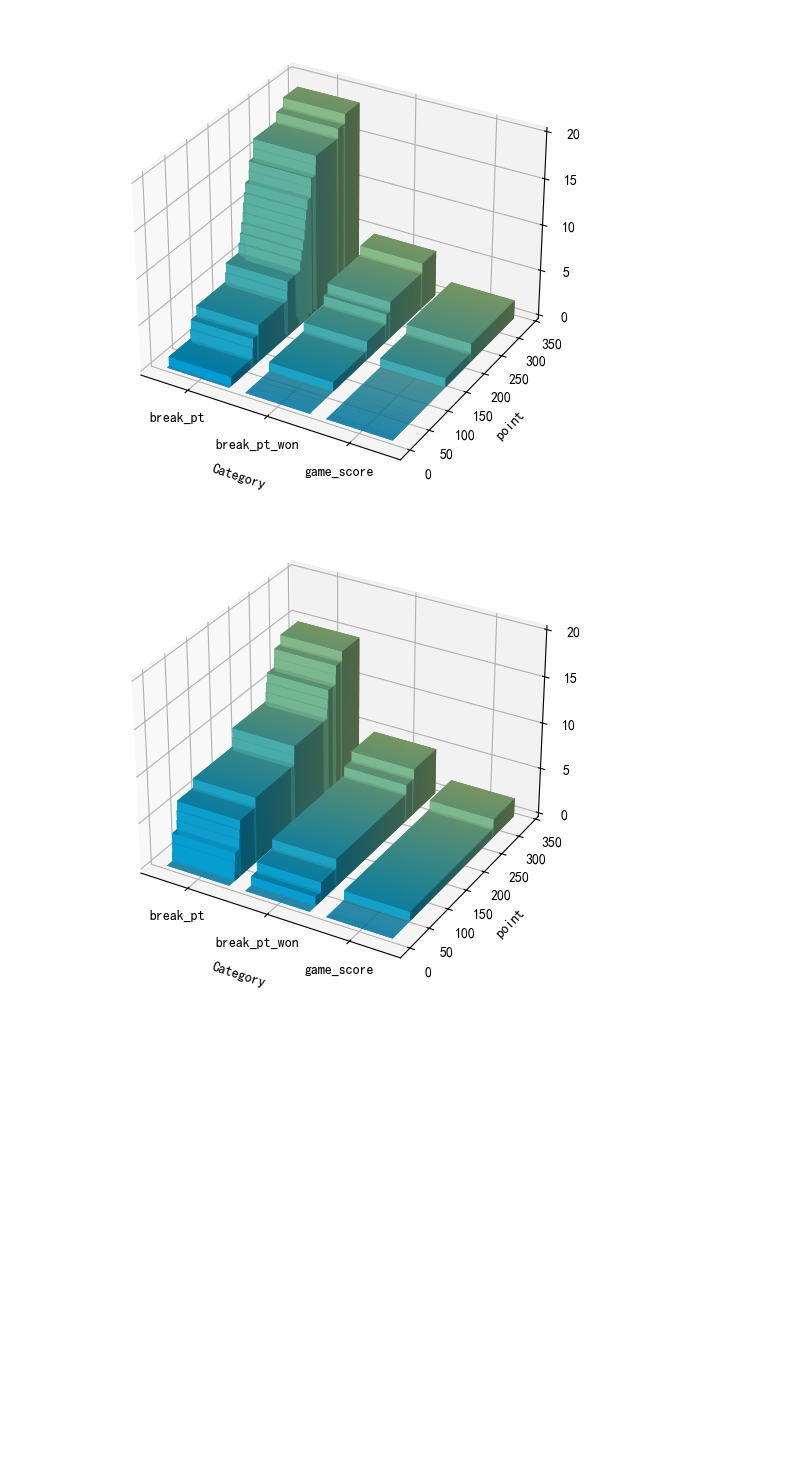
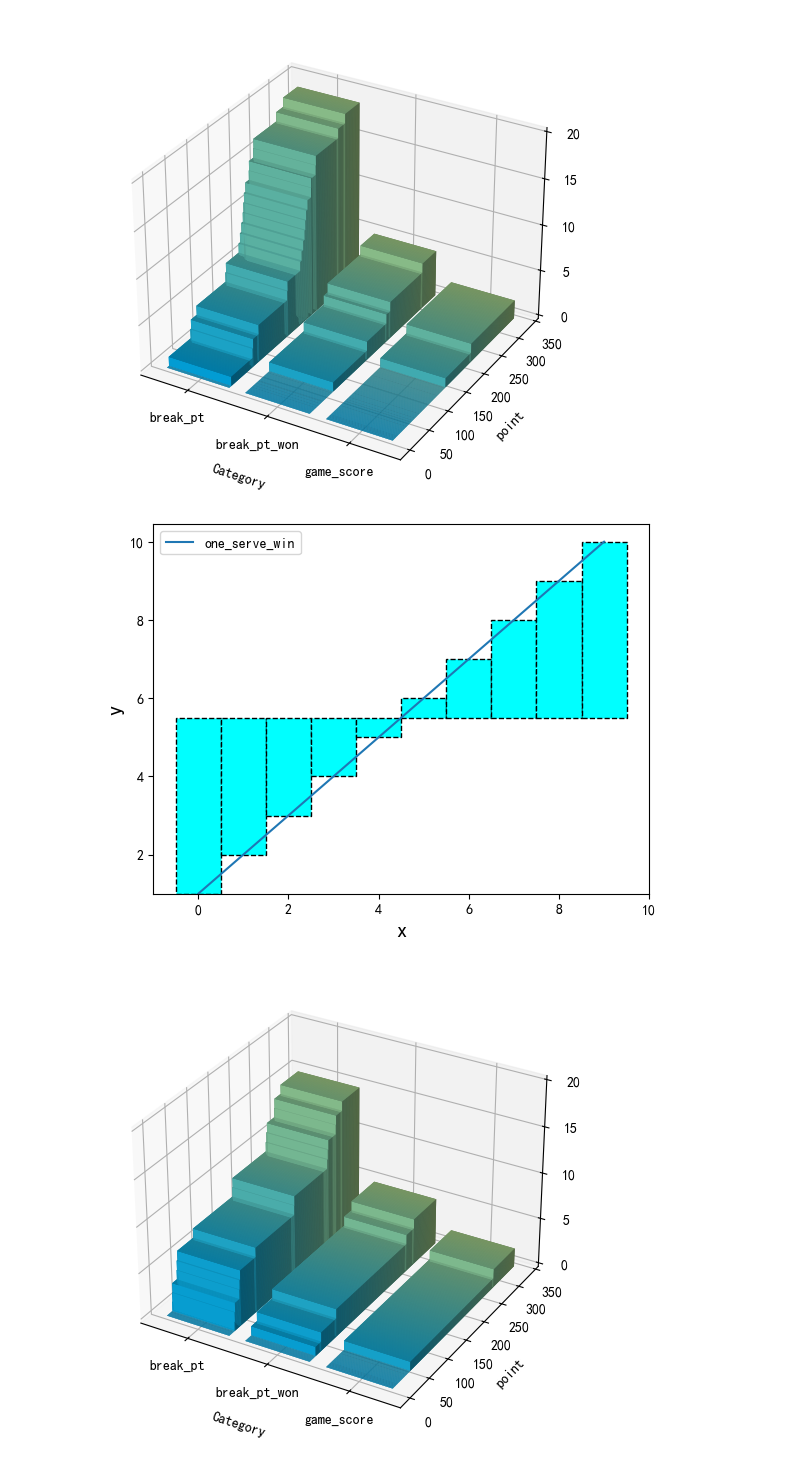
Before and after one commit to junqi1121/MCM-ICM, a Jupyter notebook: test (2).ipynb, the cells around one changed output. Saved outputs shown, nothing was run; the diff lists cells and outputs as text; code cells hidden in the pictures; blank space fills up the shorter version.

```diff
--- a/test (2).ipynb
+++ b/test (2).ipynb
@@ -736,6 +736,32 @@ ax.set_zlabel('Height')
 plt.show()
 # %% [output]
 [figure]
+# %%
+import matplotlib.pyplot as plt
+
+x = np.arange(10)
+y = np.arange(1, 11)
+mean = 5.5
+
+fig = plt.figure()
+ax = fig.add_subplot()
+
+ax.plot(x, y, label = 'one_serve_win')
+for i in range(len(x)):
+    bottom = mean if mean < y[i] else y[i]
+    height = abs(mean - y[i])
+    ax.bar(i, bottom = bottom, height = height, ls="--", align = "center", ec="black", fc="#00FFFF", alpha = 1, width = 1)
+# ax.plot(x, y2, label = 'one_serve_back')
+# ax.plot(x, y3, label = 'one_serve_success')
+# ax.plot(x, y4, label = 'two_serve_win')
+# ax.plot(x, y5, label = 'two_serve_back')
+# ax.plot(x, y6, label = 'double_fault')
+ax.set_xlabel('x', fontsize=15)
+ax.set_ylabel('y', fontsize=15)
+ax.legend()
+plt.show()
+# %% [output]
+[figure, added]
 # %%
 import matplotlib.pyplot as plt
 import numpy as np
```
Also changed, not shown: 15 other files.
